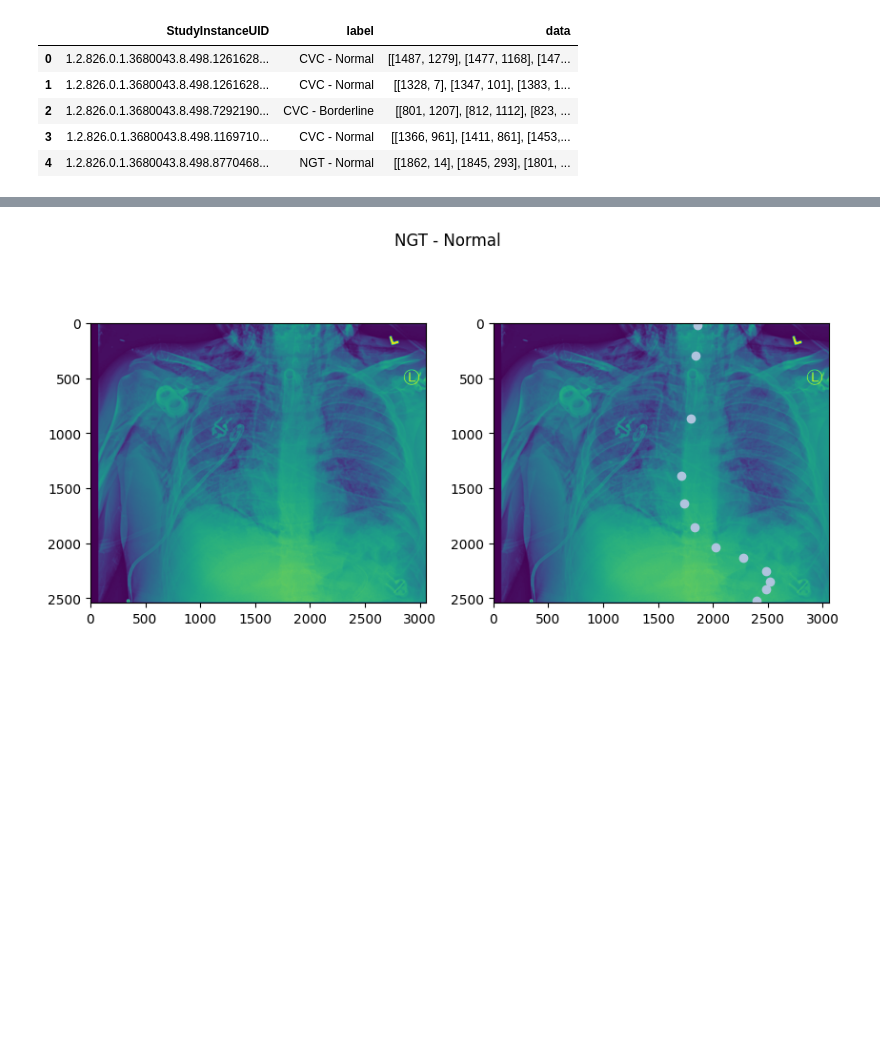
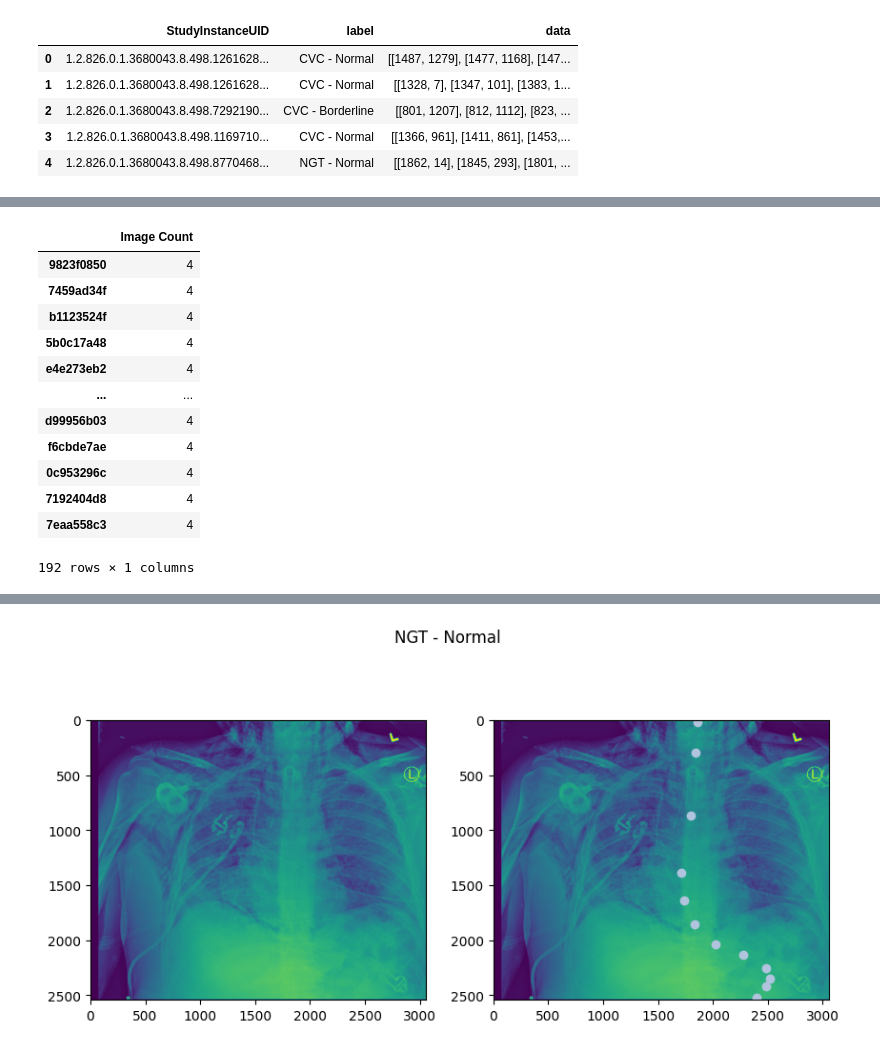
Before and after one commit to EmKelsall/ADS2002---Catheter-Placement-Project, a Jupyter notebook: dataAnalysis.ipynb, the cells around one changed output, grey strips where cells are left out. Drawn from its saved outputs; the diff is of its cells as text; code cells hidden in the pictures; blank space fills up the shorter version.

```diff
--- a/dataAnalysis.ipynb
+++ b/dataAnalysis.ipynb
@@ -171,0 +180,21 @@ annot.head()
+# %%
+patients = trainWannot['PatientID'].value_counts()
+patients = pd.DataFrame(patients)
+patients = patients.rename(columns={'PatientID': 'Image Count'})
+
+nice = patients[patients['Image Count'] == 4]
+nice
+# %% [output]
+|  | Image Count |
+| 9823f0850 | 4 |
+| 7459ad34f | 4 |
+| b1123524f | 4 |
+| 5b0c17a48 | 4 |
+| e4e273eb2 | 4 |
+| ... | ... |
+| d99956b03 | 4 |
+| f6cbde7ae | 4 |
+| 0c953296c | 4 |
+| 7192404d8 | 4 |
+| 7eaa558c3 | 4 |
+192 rows × 1 columns
```
Also changed, not shown: parts of 12 cells of this notebook.
